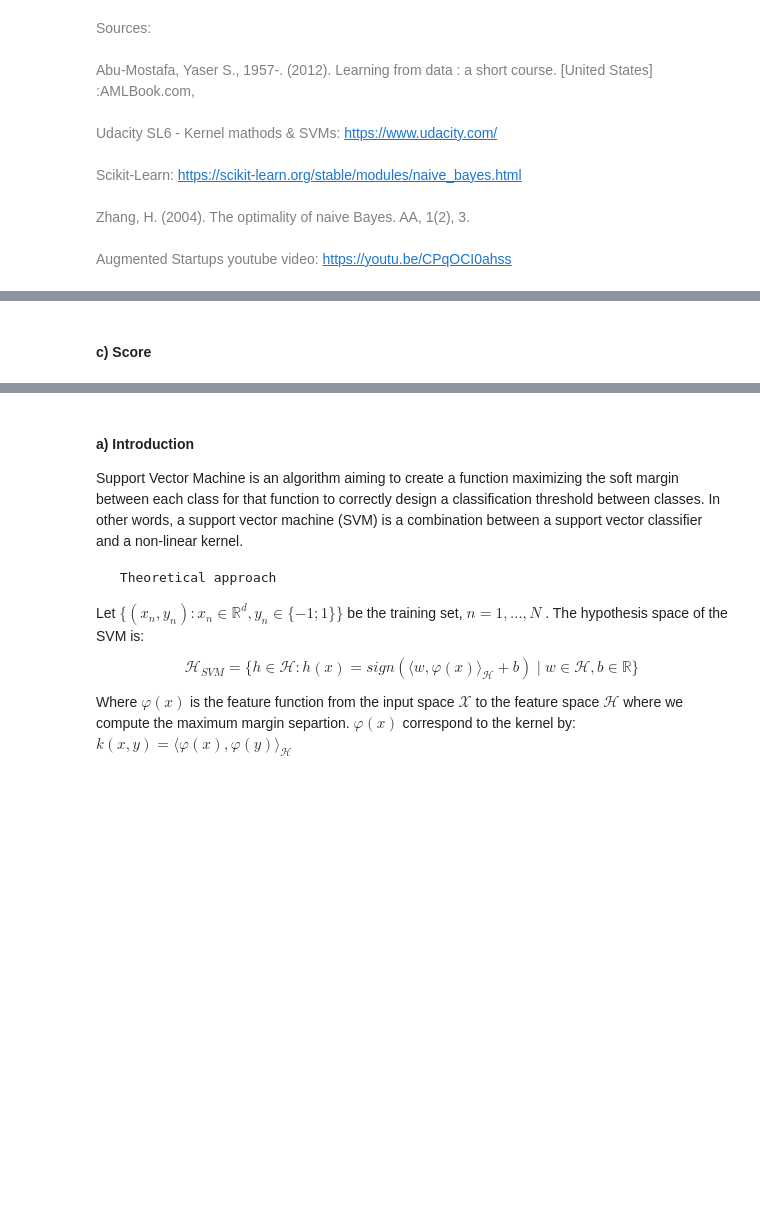
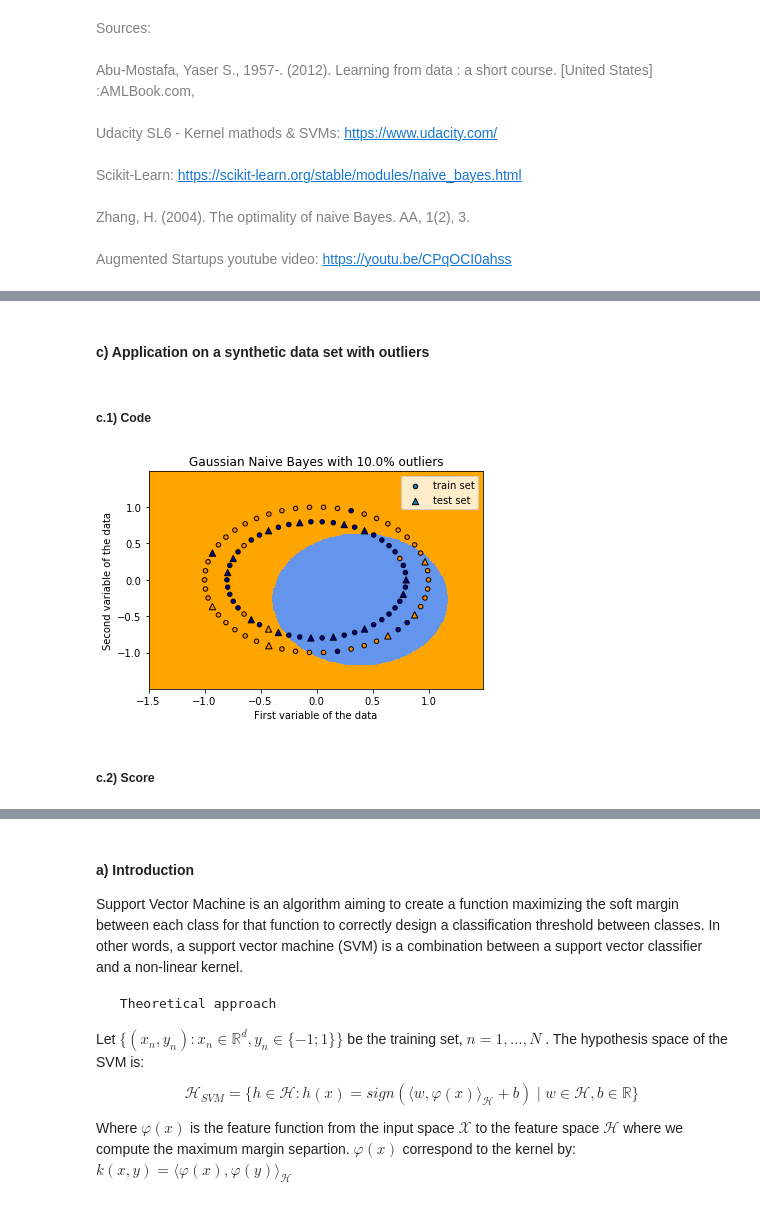
Before and after one commit to sofros/SFML_INFO_F422, a Jupyter notebook: Classification_Notebook.ipynb, the cells around one changed output, grey strips where cells are left out. Cells and saved outputs as stored; diff of their text form; code cells hidden in the pictures; blank space fills up the shorter version.

```diff
--- a/Classification_Notebook.ipynb
+++ b/Classification_Notebook.ipynb
@@ -134,4 +198,39 @@ GaussianNB(priors=None, var_smoothing=1e-09)
+# %% [markdown]
+#### c) Application on a synthetic data set with outliers
+# %% [markdown]
+##### c.1) Code
+# %%
+# model building
+GNBo = GaussianNB()
+GNBo.fit(xo_train, yo_train)
+
+
+#Plot part
+cmap_area = ListedColormap(['orange', 'cornflowerblue'])
+cmap_point = ListedColormap(['darkorange', 'darkblue'])
+
+x_min, x_max = X[:, 0].min() -0.5, X[:, 0].max() +0.5
+y_min, y_max = X[:, 1].min() -0.5, X[:, 1].max() +0.5
+xx, yy = np.meshgrid(np.arange(x_min, x_max, 0.01),np.arange(y_min, y_max, 0.01))
+Z = GNBo.predict(np.c_[xx.ravel(), yy.ravel()])
+
+## Put area prediction into a color classe
+Z = Z.reshape(xx.shape)
+plt.figure()
+plt.pcolormesh(xx, yy, Z, cmap=cmap_area)
+
+## Plot all the data points
+plt.scatter(xo_train[:, 0], xo_train[:, 1], c=yo_train, cmap=cmap_point,edgecolor='black', s=20, label="train set")
+plt.scatter(xo_test[:,0], xo_test[:,1], c=yo_test, edgecolor="black", cmap=cmap_point,marker = '^', s=40, label="test set")
+
+plt.xlabel("First variable of the data")
+plt.ylabel("Second variable of the data")
+plt.title("Gaussian Naive Bayes with {}% outliers".format(outlier_rate*100))
+plt.legend()
+plt.show()
+# %% [output]
+[figure, added]
 # %% [markdown]
-#### c) Score
+##### c.2) Score
 # %%
 #Computation of E in and E out
```
Also changed, not shown: parts of 121 cells of this notebook, 1 other file.
